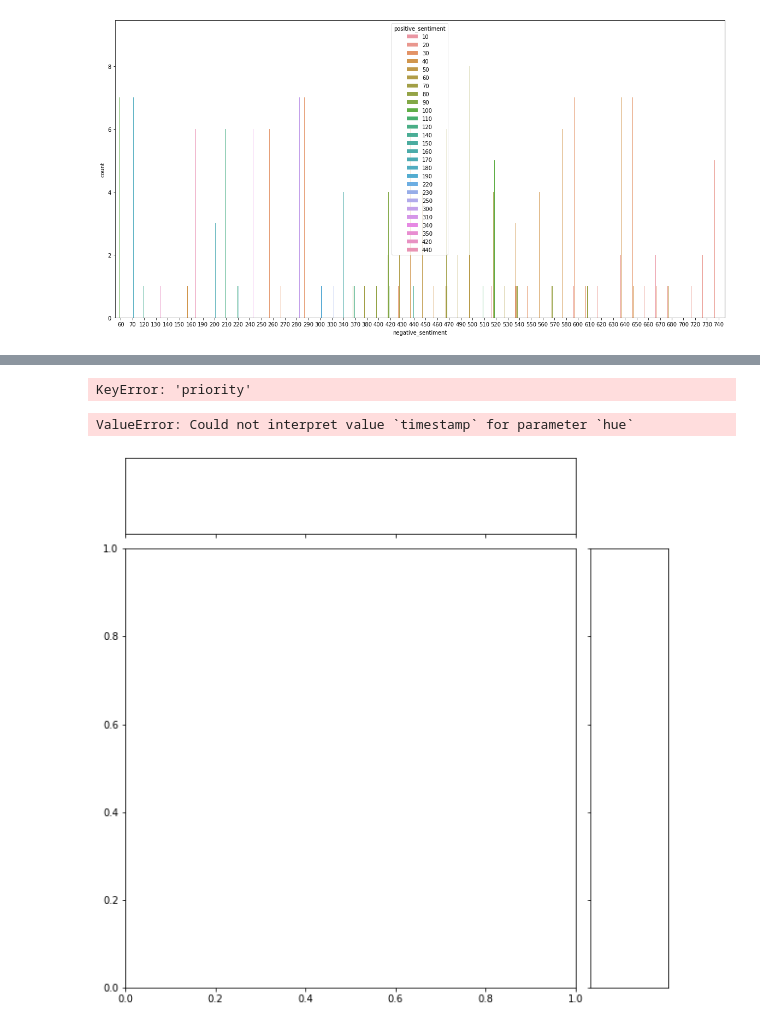
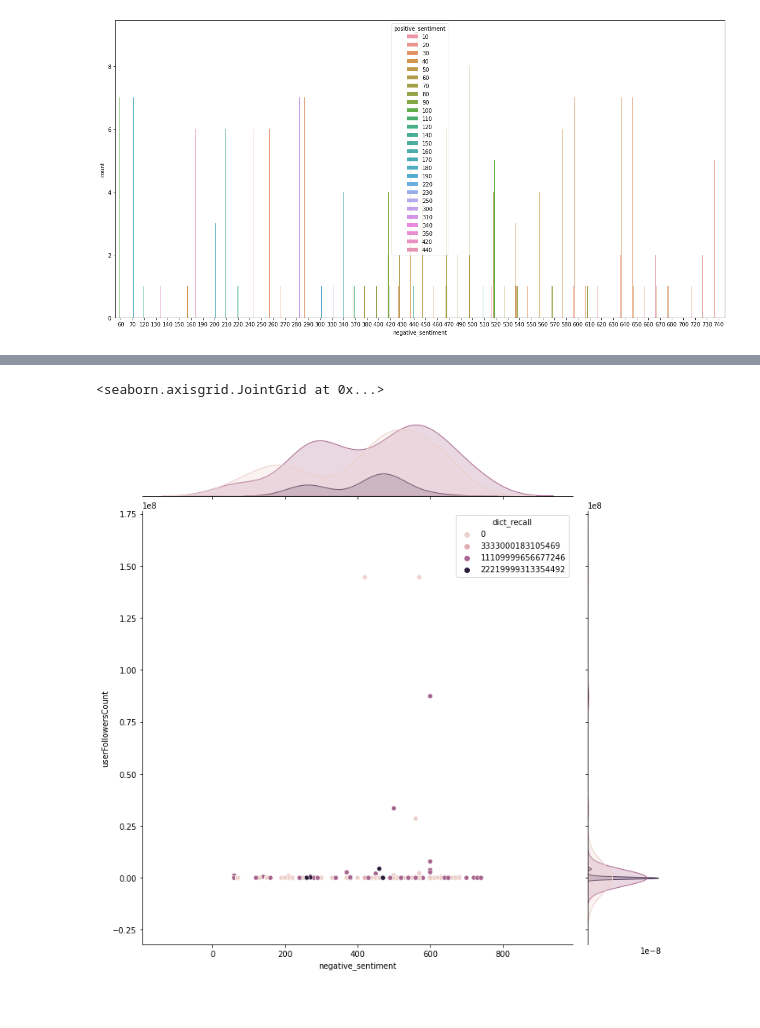
Before and after one commit to glasgowm148/Calamity, a Jupyter notebook: src/python/notebooks/1_Visualise_Dataset.ipynb, the cells around one changed output, grey strips where cells are left out. Saved outputs shown, nothing was run; the diff lists cells and outputs as text; code cells hidden in the pictures.

```diff
--- a/src/python/notebooks/1_Visualise_Dataset.ipynb
+++ b/src/python/notebooks/1_Visualise_Dataset.ipynb
@@ -38,13 +45,11 @@ plt.title('Boxplot')
 # %%
-sns.distplot(df["priority"].dropna())
-df["priority"].plot.hist(bins=4)
+#sns.distplot(df["priority"].dropna())
+#df["priority"].plot.hist(bins=4)
-# %% [output]
-KeyError: 'priority'
 # %%
-sns.jointplot(data=df, x="negative_sentiment", y="userFollowersCount", hue="timestamp",height = 10)
+sns.jointplot(data=df, x="negative_sentiment", y="userFollowersCount", hue="dict_recall",height = 10)
 # %% [output]
-ValueError: Could not interpret value `timestamp` for parameter `hue`
+<seaborn.axisgrid.JointGrid at 0x...>
-[figure, old version]
+[figure, new version]
 # %%
 sns.jointplot(x=df['negative_sentiment'], y=df['tweet_length'], data=df, kind='reg')
 #plt.scatter(df['negative_sentiment'], df['tweet_length'])
```
Also changed, not shown: parts of 8 cells of this notebook, 7 other files.
